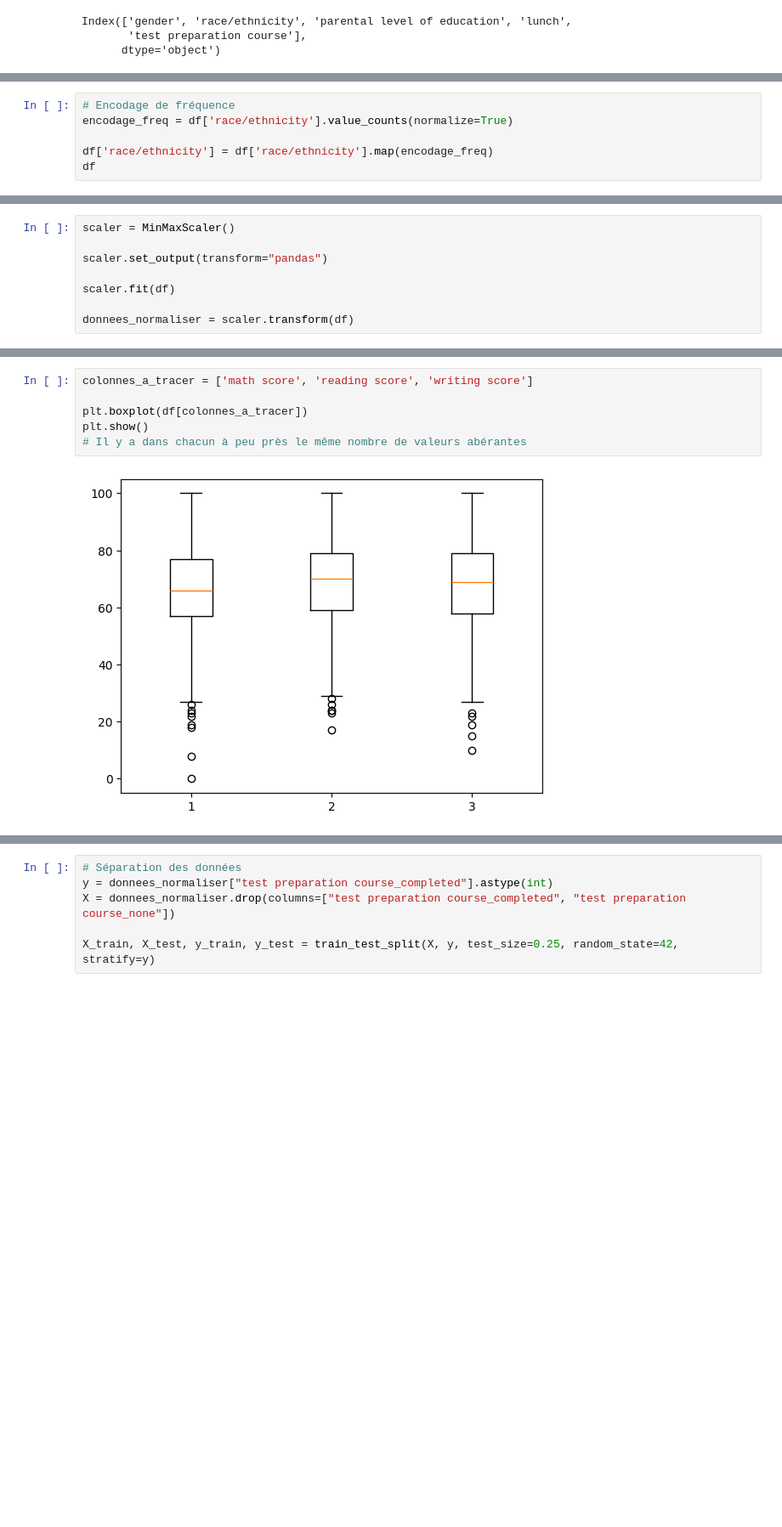
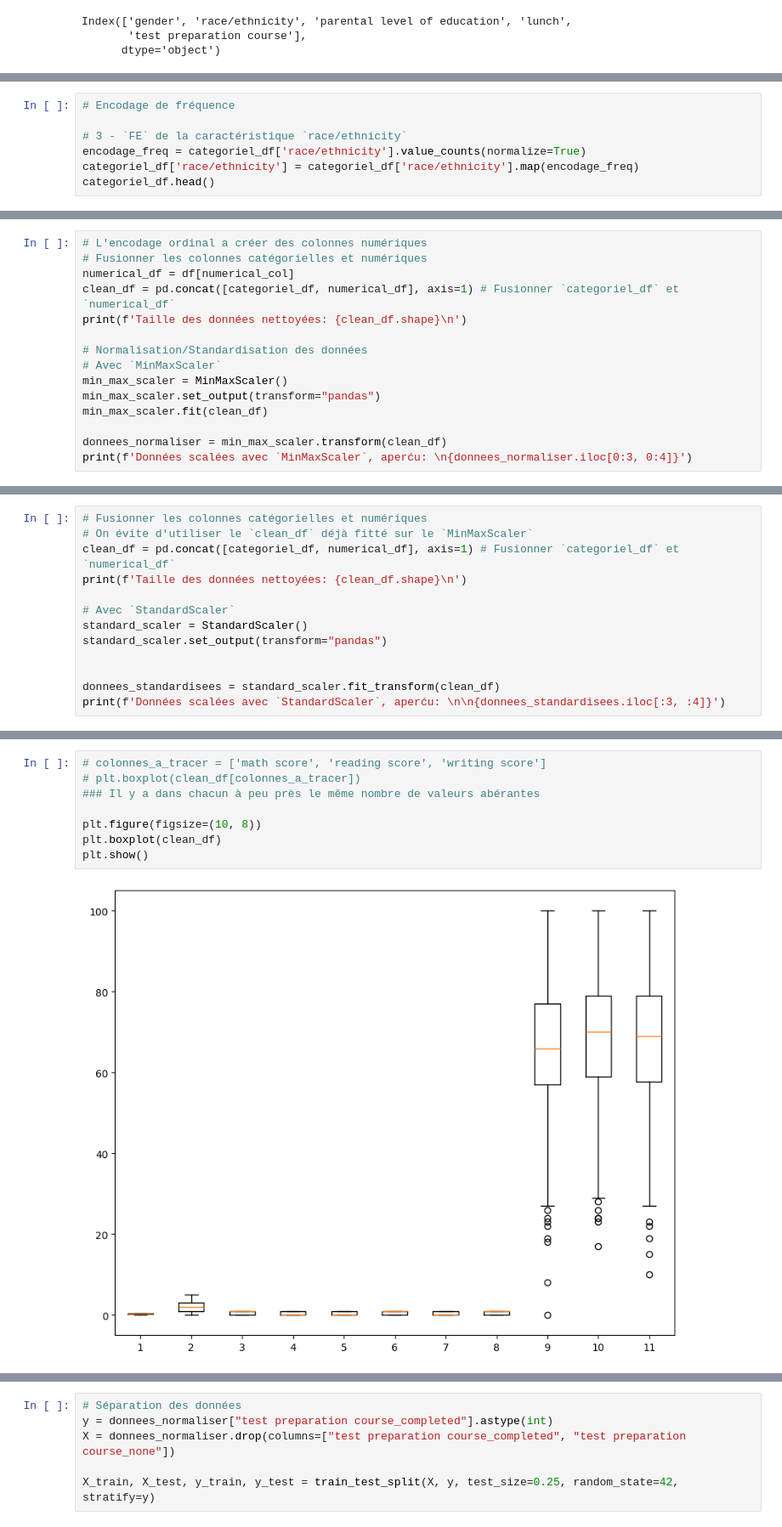
Before and after one commit to 2675781-creator/UA3ProjetPerformanceAcademiqueEtudiants, a Jupyter notebook: notebooks/projet_UA3.ipynb, the cells around one changed output, grey strips where cells are left out. Shown: that part at 85% size. Drawn from its saved outputs; the diff is of its cells as text; blank space fills up the shorter version.

Commit message:
Documentation avec markdown

```diff
--- a/notebooks/projet_UA3.ipynb
+++ b/notebooks/projet_UA3.ipynb
@@ -187,7 +204,8 @@ Encodage de fréquence
 # %%
 # Encodage de fréquence
-encodage_freq = df['race/ethnicity'].value_counts(normalize=True)
 
-df['race/ethnicity'] = df['race/ethnicity'].map(encodage_freq)
-df
+# 3 - `FE` de la caractéristique `race/ethnicity`
+encodage_freq = categoriel_df['race/ethnicity'].value_counts(normalize=True)
+categoriel_df['race/ethnicity'] = categoriel_df['race/ethnicity'].map(encodage_freq)
+categoriel_df.head()
 # %% [output]
@@ -247,8 +234,15 @@ Normalisation des données
 # %%
-scaler = MinMaxScaler()
+# L'encodage ordinal a créer des colonnes numériques
+# Fusionner les colonnes catégorielles et numériques
+numerical_df = df[numerical_col]
+clean_df = pd.concat([categoriel_df, numerical_df], axis=1) # Fusionner `categoriel_df` et `numerical_df`
+print(f'Taille des données nettoyées: {clean_df.shape}\n')
 
-scaler.set_output(transform="pandas")
+# Normalisation/Standardisation des données
+# Avec `MinMaxScaler`
+min_max_scaler = MinMaxScaler()
+min_max_scaler.set_output(transform="pandas")
+min_max_scaler.fit(clean_df)
 
-scaler.fit(df)
-
-donnees_normaliser = scaler.transform(df)
+donnees_normaliser = min_max_scaler.transform(clean_df)
+print(f'Données scalées avec `MinMaxScaler`, aperću: \n{donnees_normaliser.iloc[0:3, 0:4]}')
@@ -254,0 +257,13 @@ donnees_normaliser = scaler.transform(df)
+# %%
+# Fusionner les colonnes catégorielles et numériques
+# On évite d'utiliser le `clean_df` déjà fitté sur le `MinMaxScaler`
+clean_df = pd.concat([categoriel_df, numerical_df], axis=1) # Fusionner `categoriel_df` et `numerical_df`
+print(f'Taille des données nettoyées: {clean_df.shape}\n')
+
+# Avec `StandardScaler`
+standard_scaler = StandardScaler()
+standard_scaler.set_output(transform="pandas")
+
+
+donnees_standardisees = standard_scaler.fit_transform(clean_df)
+print(f'Données scalées avec `StandardScaler`, aperću: \n\n{donnees_standardisees.iloc[:3, :4]}')
@@ -257,10 +311,12 @@ donnees_normaliser = scaler.transform(df)
 # %%
-colonnes_a_tracer = ['math score', 'reading score', 'writing score']
+# colonnes_a_tracer = ['math score', 'reading score', 'writing score']
+# plt.boxplot(clean_df[colonnes_a_tracer])
+### Il y a dans chacun à peu près le même nombre de valeurs abérantes
 
-plt.boxplot(df[colonnes_a_tracer])
+plt.figure(figsize=(10, 8))
+plt.boxplot(clean_df)
 plt.show()
-# Il y a dans chacun à peu près le même nombre de valeurs abérantes
 # %% [output]
-[figure, old version]
+[figure, new version]
 # %%
 #histogramme pour représenter la répartion de chaque type de lunch
```
Also changed, not shown: parts of 50 cells of this notebook.
